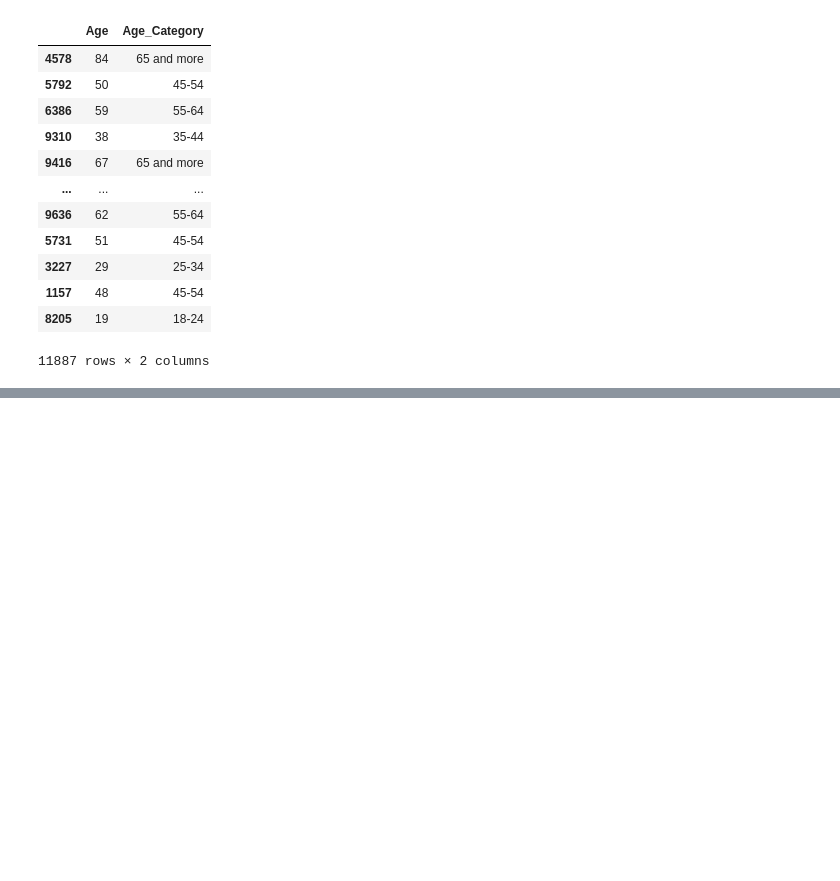
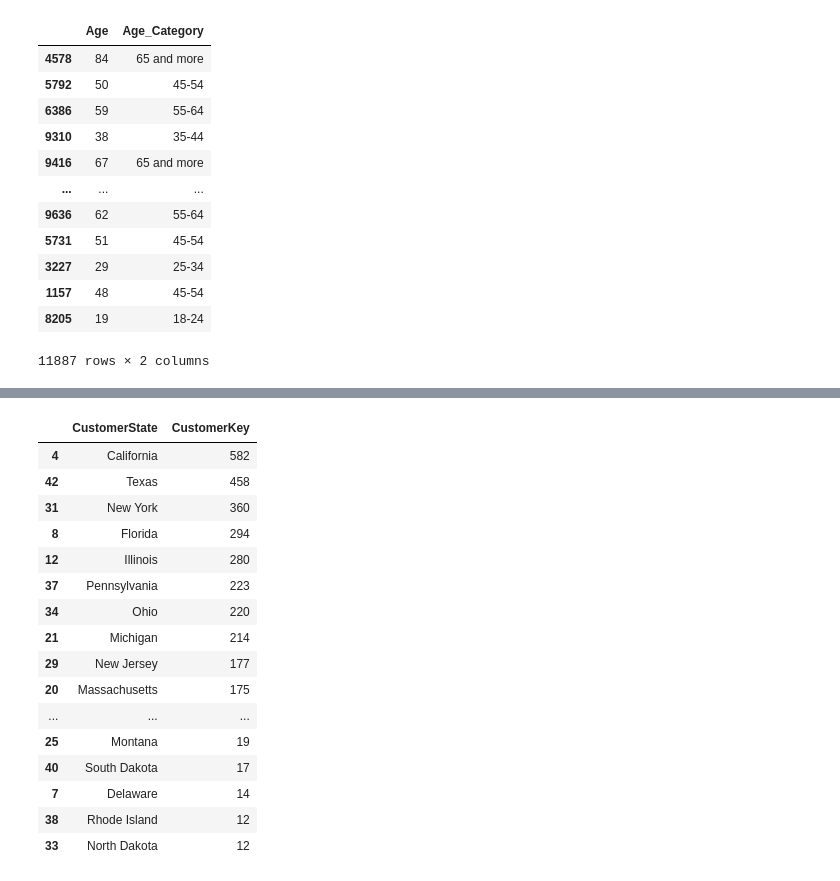
Before and after one commit to DimitriKneur/Global-Electronics-Retailer-Analysis, a Jupyter notebook: Data_Transformation_and_Exploration/data_processing.ipynb, the cells around one changed output, grey strips where cells are left out. Saved outputs shown, nothing was run; the diff lists cells and outputs as text; code cells hidden in the pictures; blank space fills up the shorter version.

```diff
--- a/Data_Transformation_and_Exploration/data_processing.ipynb
+++ b/Data_Transformation_and_Exploration/data_processing.ipynb
@@ -907,0 +1009,23 @@ sales_by_customer_US_by_state
+# %%
+# Now we can have the customers by state in the US by using a group by
+number_of_US_customers_by_state = sales_by_customer_US.groupby("CustomerState")["CustomerKey"].count().reset_index()
+number_of_US_customers_by_state = number_of_US_customers_by_state.sort_values(by=["CustomerKey"], ascending=False)
+number_of_US_customers_by_state
+# %% [output]
+|  | CustomerState | CustomerKey |
+| 4 | California | 582 |
+| 42 | Texas | 458 |
+| 31 | New York | 360 |
+| 8 | Florida | 294 |
+| 12 | Illinois | 280 |
+| 37 | Pennsylvania | 223 |
+| 34 | Ohio | 220 |
+| 21 | Michigan | 214 |
+| 29 | New Jersey | 177 |
+| 20 | Massachusetts | 175 |
+| ... | ... | ... |
+| 25 | Montana | 19 |
+| 40 | South Dakota | 17 |
+| 7 | Delaware | 14 |
+| 38 | Rhode Island | 12 |
+| 33 | North Dakota | 12 |
```
Also changed, not shown: parts of 45 cells of this notebook.
